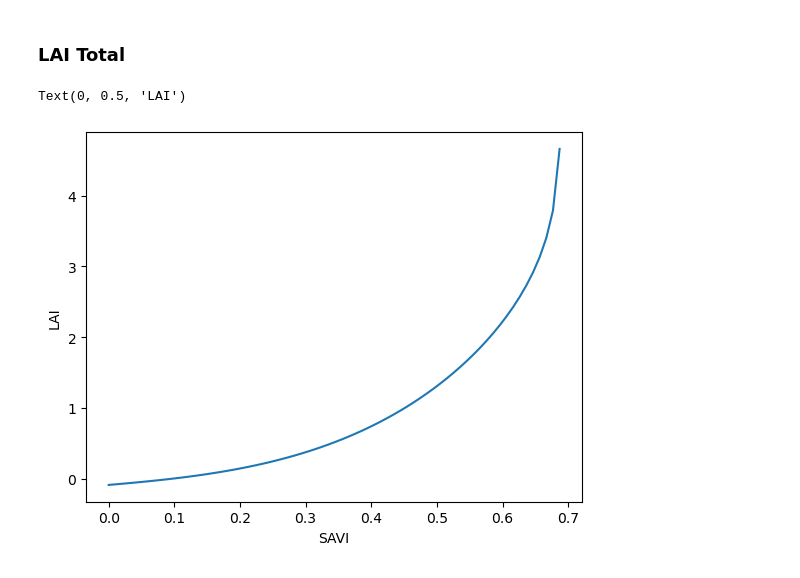
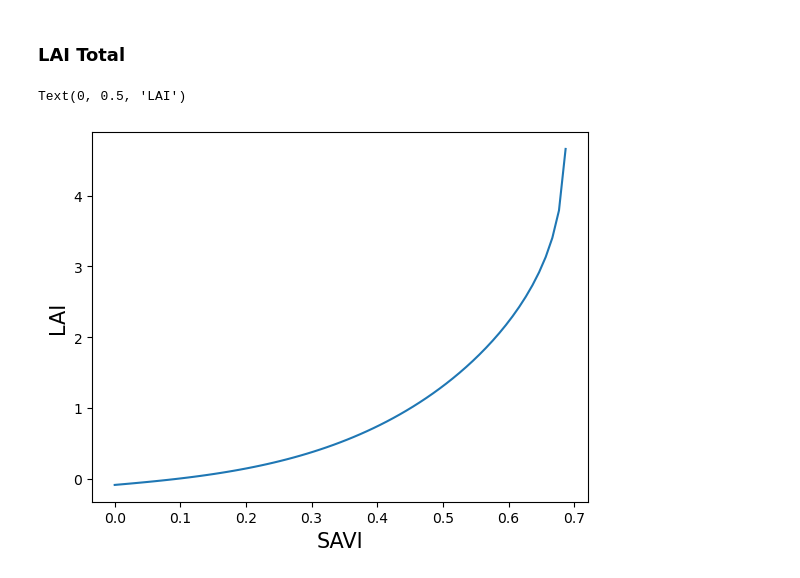
Before and after one commit to nicolast911/ET_master_project, a Jupyter notebook: scripts/images+analysis/LAI_figure.ipynb, the cells around one changed output. Drawn from its saved outputs; the diff is of its cells as text; code cells hidden in the pictures.

```diff
--- a/scripts/images+analysis/LAI_figure.ipynb
+++ b/scripts/images+analysis/LAI_figure.ipynb
@@ -88,10 +88,10 @@ for SAVI in np.linspace(0, 1, 100):
 # %%
 plt.plot(np.linspace(0, 1, 100), LAI)
 
-font1 = {'family':'serif','color':'blue','size':20}
+font1 = {"size": 15}
 
-plt.xlabel("SAVI")
-plt.ylabel("LAI")
+plt.xlabel("SAVI", fontdict = font1)
+plt.ylabel("LAI", fontdict = font1)
 # %% [output]
 Text(0, 0.5, 'LAI')
-[figure, old version]
+[figure, new version]
```
Also changed, not shown: 1 other file.
